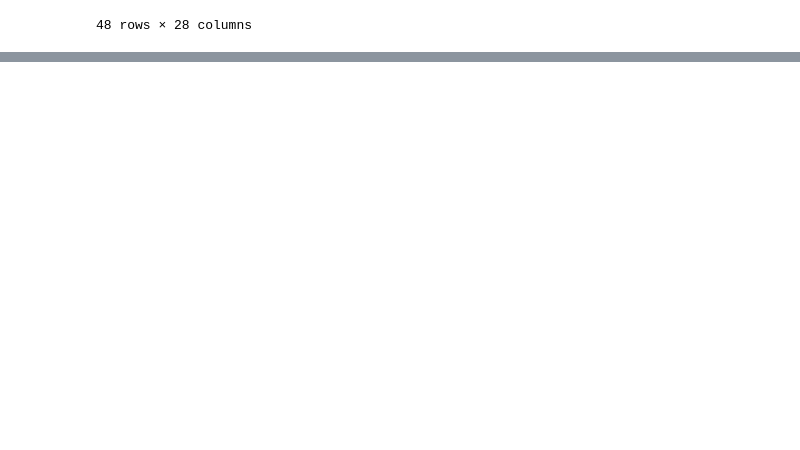
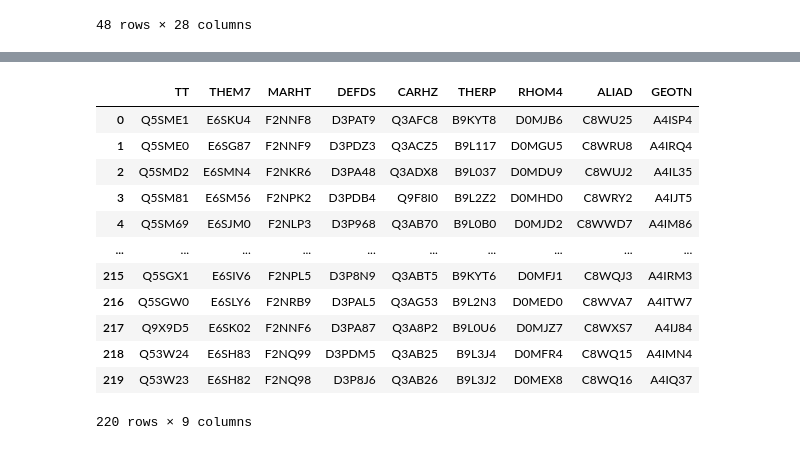
Before and after one commit to alibekk93/IDP_analysis, a Jupyter notebook: OMA_search/OMA_search.ipynb, the cells around one changed output, grey strips where cells are left out. Saved outputs shown, nothing was run; the diff lists cells and outputs as text; code cells hidden in the pictures; blank space fills up the shorter version.

```diff
--- a/OMA_search/OMA_search.ipynb
+++ b/OMA_search/OMA_search.ipynb
@@ -132,0 +186,3 @@ oma_tempura_bact_t
+# %%
+for url, species in zip(oma_urls, new_oma):
+  try_retrieve_url(url, species+'.tsv')
@@ -133,3 +202,50 @@ oma_tempura_bact_t
+# %%
+def read_oma(species):
+  # load the raw dataframe
+  OMA = pd.read_csv('/content/{}.tsv'.format(species), sep='\t', header=None)
+  OMA.columns = ['TT', species, 'type', 'OMA_group']
+
+  # remove extra symbols
+  OMA.TT = OMA.TT.str.replace('_THET8', '')
+  OMA[species] = OMA[species].str.replace('_{}'.format(species), '')
+
+  # keep only 1:1 type
+  OMA = OMA[OMA['type'] == '1:1']
+
+  # drop OMA_group column
+  OMA.drop('OMA_group', axis='columns', inplace=True)
+  OMA.drop('type', axis='columns', inplace=True)
+
+  # reset index
+  OMA.reset_index(inplace=True, drop=True)
+
+  return OMA
+# %%
+new_oma_files = {species:read_oma(species) for species in new_oma}
+# %%
+from functools import reduce
+
+#define list of DataFrames
+dfs = new_oma_files.values()
+
+#merge all DataFrames into one
+final_df = reduce(lambda  left,right: pd.merge(left,right,on=['TT'], how='inner'), dfs)
+# %%
+final_df
+# %% [output]
+|  | TT | THEM7 | MARHT | DEFDS | CARHZ | THERP | RHOM4 | ALIAD | GEOTN |
+| 0 | Q5SME1 | E6SKU4 | F2NNF8 | D3PAT9 | Q3AFC8 | B9KYT8 | D0MJB6 | C8WU25 | A4ISP4 |
+| 1 | Q5SME0 | E6SG87 | F2NNF9 | D3PDZ3 | Q3ACZ5 | B9L117 | D0MGU5 | C8WRU8 | A4IRQ4 |
+| 2 | Q5SMD2 | E6SMN4 | F2NKR6 | D3PA48 | Q3ADX8 | B9L037 | D0MDU9 | C8WUJ2 | A4IL35 |
+| 3 | Q5SM81 | E6SM56 | F2NPK2 | D3PDB4 | Q9F8I0 | B9L2Z2 | D0MHD0 | C8WRY2 | A4IJT5 |
+| 4 | Q5SM69 | E6SJM0 | F2NLP3 | D3P968 | Q3AB70 | B9L0B0 | D0MJD2 | C8WWD7 | A4IM86 |
+| ... | ... | ... | ... | ... | ... | ... | ... | ... | ... |
+| 215 | Q5SGX1 | E6SIV6 | F2NPL5 | D3P8N9 | Q3ABT5 | B9KYT6 | D0MFJ1 | C8WQJ3 | A4IRM3 |
+| 216 | Q5SGW0 | E6SLY6 | F2NRB9 | D3PAL5 | Q3AG53 | B9L2N3 | D0MED0 | C8WVA7 | A4ITW7 |
+| 217 | Q9X9D5 | E6SK02 | F2NNF6 | D3PA87 | Q3A8P2 | B9L0U6 | D0MJZ7 | C8WXS7 | A4IJ84 |
+| 218 | Q53W24 | E6SH83 | F2NQ99 | D3PDM5 | Q3AB25 | B9L3J4 | D0MFR4 | C8WQ15 | A4IMN4 |
+| 219 | Q53W23 | E6SH82 | F2NQ98 | D3P8J6 | Q3AB26 | B9L3J2 | D0MEX8 | C8WQ16 | A4IQ37 |
+220 rows × 9 columns
 # %%
 #@title # Do you already have the disorder scores?
 
```
Also changed, not shown: parts of 10 cells of this notebook.
